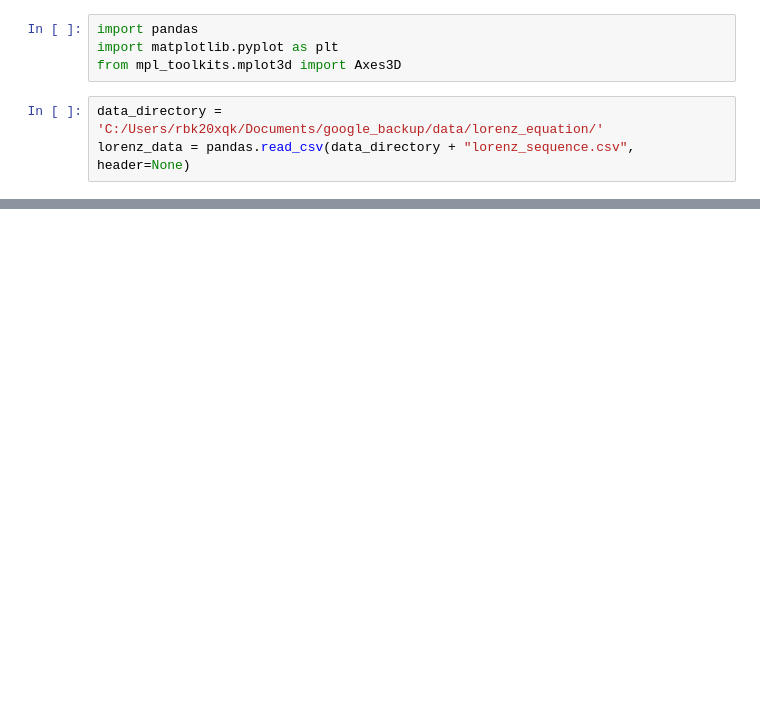
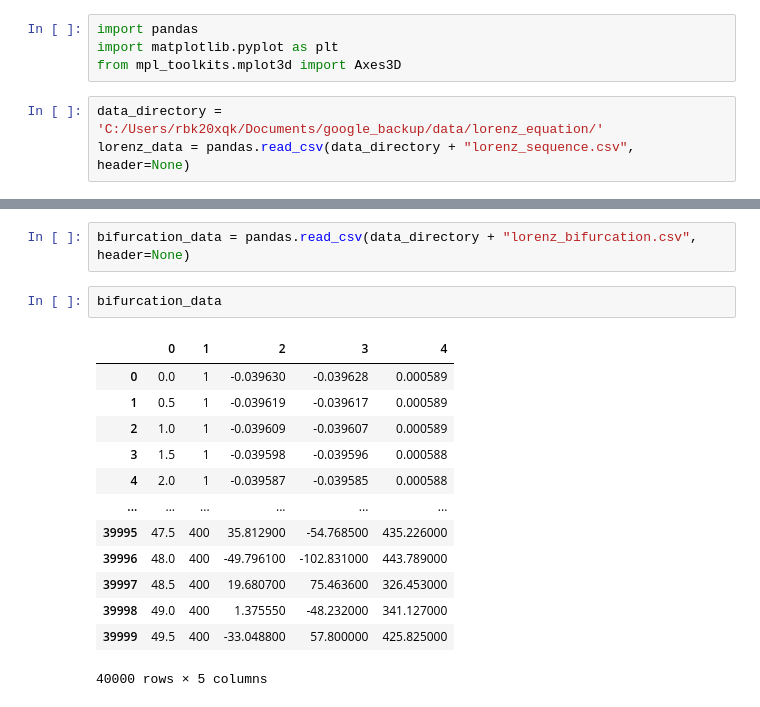
Before and after one commit to rlkennedyreid/bangor_repository, a Jupyter notebook: Python/lorenz_equation/lorenz_equations.ipynb, the cells around one changed output, grey strips where cells are left out. Drawn from its saved outputs; the diff is of its cells as text; blank space fills up the shorter version.

```diff
--- a/Python/lorenz_equation/lorenz_equations.ipynb
+++ b/Python/lorenz_equation/lorenz_equations.ipynb
@@ -41,0 +35,18 @@ plt.savefig(data_directory + "lorenz_attractor.png", format = 'png')
+# %%
+bifurcation_data = pandas.read_csv(data_directory + "lorenz_bifurcation.csv", header=None)
+# %%
+bifurcation_data
+# %% [output]
+|  | 0 | 1 | 2 | 3 | 4 |
+| 0 | 0.0 | 1 | -0.039630 | -0.039628 | 0.000589 |
+| 1 | 0.5 | 1 | -0.039619 | -0.039617 | 0.000589 |
+| 2 | 1.0 | 1 | -0.039609 | -0.039607 | 0.000589 |
+| 3 | 1.5 | 1 | -0.039598 | -0.039596 | 0.000588 |
+| 4 | 2.0 | 1 | -0.039587 | -0.039585 | 0.000588 |
+| ... | ... | ... | ... | ... | ... |
+| 39995 | 47.5 | 400 | 35.812900 | -54.768500 | 435.226000 |
+| 39996 | 48.0 | 400 | -49.796100 | -102.831000 | 443.789000 |
+| 39997 | 48.5 | 400 | 19.680700 | 75.463600 | 326.453000 |
+| 39998 | 49.0 | 400 | 1.375550 | -48.232000 | 341.127000 |
+| 39999 | 49.5 | 400 | -33.048800 | 57.800000 | 425.825000 |
+40000 rows × 5 columns
```
Also changed, not shown: parts of 3 cells of this notebook, 3 other files.
